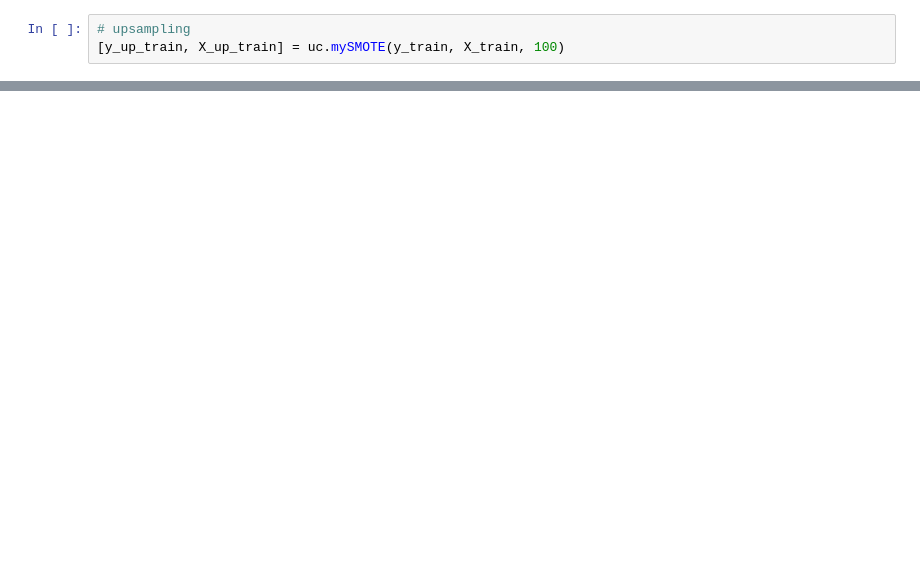
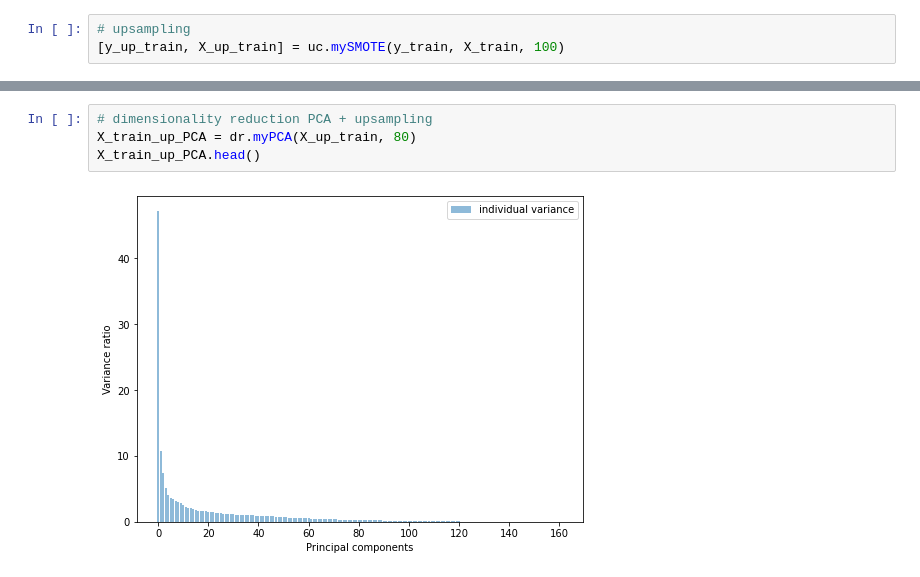
Before and after one commit to FranciscaAlliende/APS-Failure-at-Scania-Trucks, a Jupyter notebook: ScaniaTrucks.ipynb, the cells around one changed output, grey strips where cells are left out. Drawn from its saved outputs; the diff is of its cells as text; blank space fills up the shorter version.

```diff
--- a/ScaniaTrucks.ipynb
+++ b/ScaniaTrucks.ipynb
@@ -82,0 +79,6 @@ y_up_train.head()
+# %%
+# dimensionality reduction PCA + upsampling
+X_train_up_PCA = dr.myPCA(X_up_train, 80)
+X_train_up_PCA.head()
+# %% [output]
+[figure, added]
```
Also changed, not shown: parts of 11 cells of this notebook.
